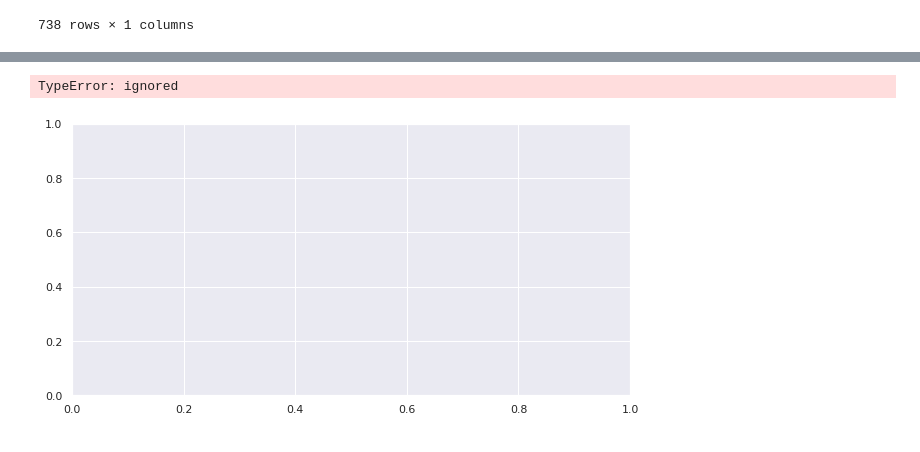
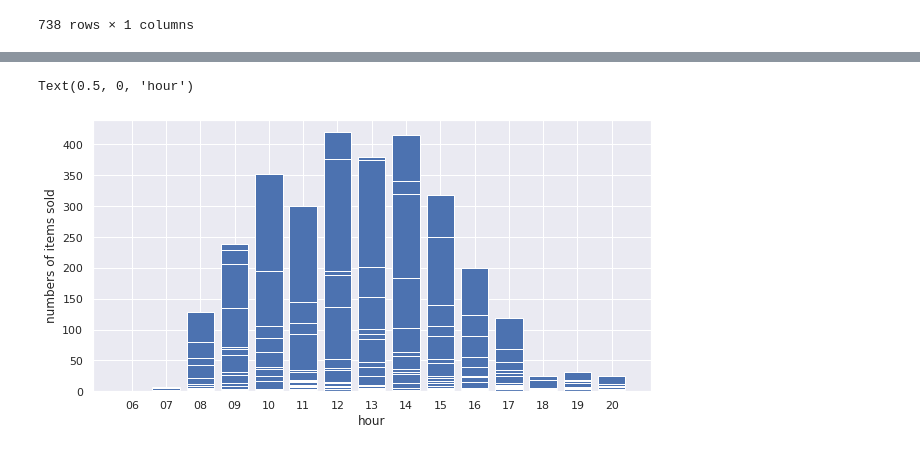
Before and after one commit to SBGuillermo/TFM-AnalisisComercio, a Jupyter notebook: Notebooks/2_Analisis_cualitativo_datset.ipynb, the cells around one changed output, grey strips where cells are left out. Cells and saved outputs as stored; diff of their text form; code cells hidden in the pictures.

```diff
--- a/Notebooks/2_Analisis_cualitativo_datset.ipynb
+++ b/Notebooks/2_Analisis_cualitativo_datset.ipynb
@@ -221,5 +257,7 @@ list
-# %%
-plt.bar(list_of_single_column, list_of_single_column2 )
-# %% [output]
-TypeError: ignored
-[figure, removed]
+# %%
+plt.bar(mx_time_gb2.hour, mx_time_gb2.InvoiceNo )
+plt.ylabel('numbers of items sold')
+plt.xlabel('hour')
+# %% [output]
+Text(0.5, 0, 'hour')
+[figure, added]
```
Also changed, not shown: parts of 27 cells of this notebook.
